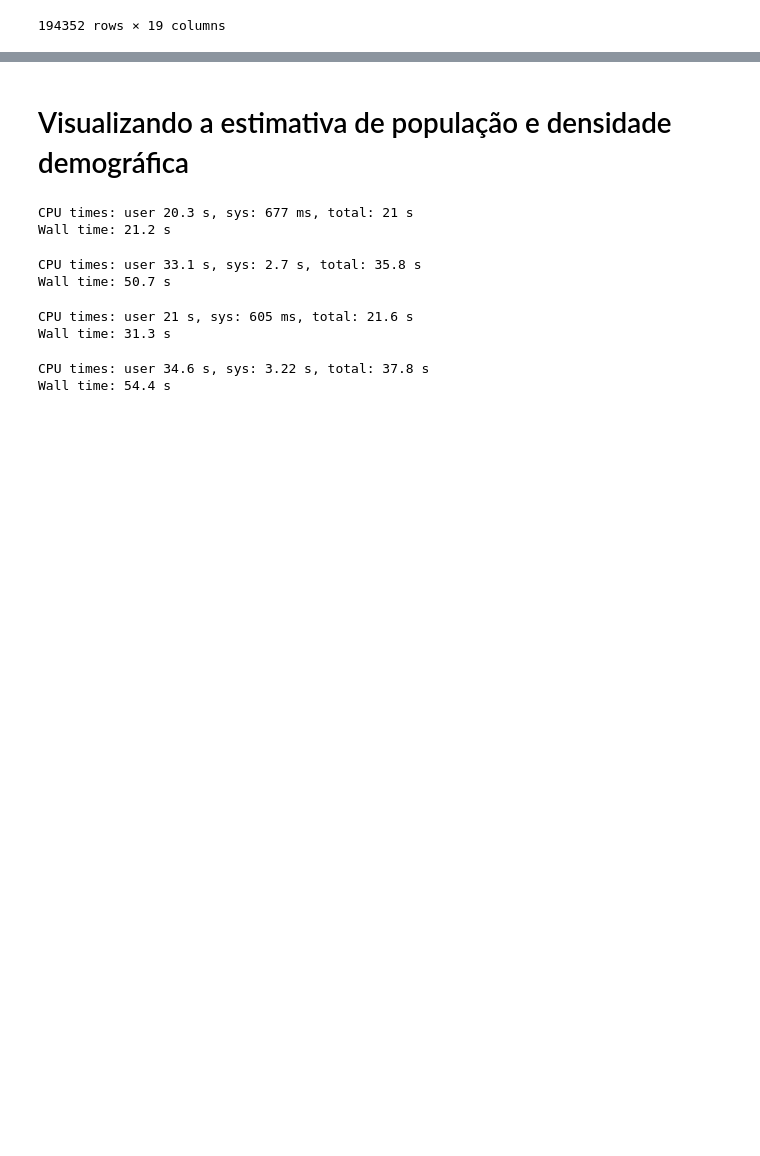
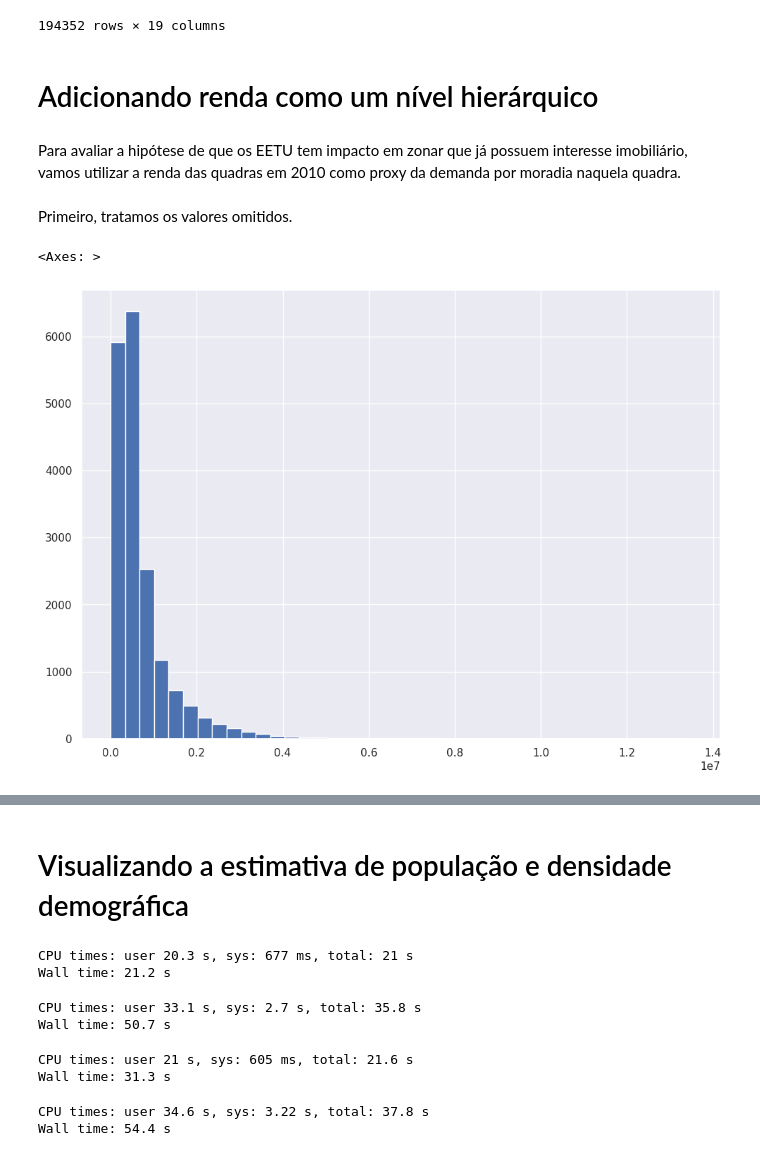
Before and after one commit to sepep-pmsp/compatibilizacao-setores-censitarios, a Jupyter notebook: 11 Quadras viárias como base geométrica.ipynb, the cells around one changed output, grey strips where cells are left out. Drawn from its saved outputs; the diff is of its cells as text; code cells hidden in the pictures; blank space fills up the shorter version.

Commit message:
Iniciada estimativa de renda por quadra viária

```diff
--- a/11 Quadras viárias como base geométrica.ipynb
+++ b/11 Quadras viárias como base geométrica.ipynb
@@ -83,3 +83,6 @@ INFO:root:O arquivo data/cache/setores/2010/SP_Capital_20231030.zip já foi baix
 | 3 | 355030801000004 | 1 | 181 | 181 | 154 | 4 | 23 | 76 | 2 | 87 | ... |
 | 4 | 355030801000005 | 1 | 240 | 240 | 226 | 1 | 12 | 105 | 4 | 112 | ... |
 5 rows × 243 columns
+# %%
+dados10_renda = download_dados(Censo.CENSO_2010, Nivel.SETORES, arquivo='DomicilioRenda_SP1.XLS')
+dados10_renda.head()
@@ -1174,3 +1186,16 @@ quadras_final
 # %%
 quadras_estimativa_path = 'data/11_estimativa_quadras.parquet'
 quadras_final.to_parquet(quadras_estimativa_path)
+# %% [markdown]
+# Adicionando renda como um nível hierárquico
+# %% [markdown]
+Para avaliar a hipótese de que os EETU tem impacto em zonar que já possuem interesse imobiliário, vamos utilizar a renda das quadras em 2010 como proxy da demanda por moradia naquela quadra.
+# %% [markdown]
+Primeiro, tratamos os valores omitidos.
+# %%
+dados10_renda.loc[dados10_renda['V002']=='X', 'V002'] = np.nan
+dados10_renda.loc[~dados10_renda['V002'].isna(), 'V002'] = dados10_renda.loc[~dados10_renda['V002'].isna(), 'V002'].astype(int)
+dados10_renda['V002'].hist(bins=40)
+# %% [output]
+<Axes: >
+[figure, added]
```
Also changed, not shown: parts of 15 cells of this notebook.
